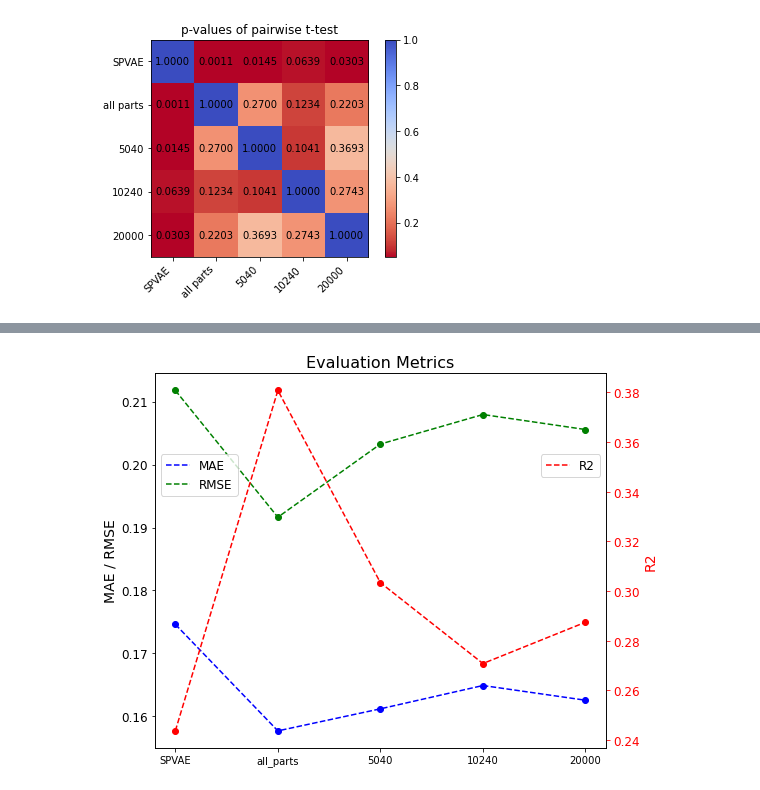
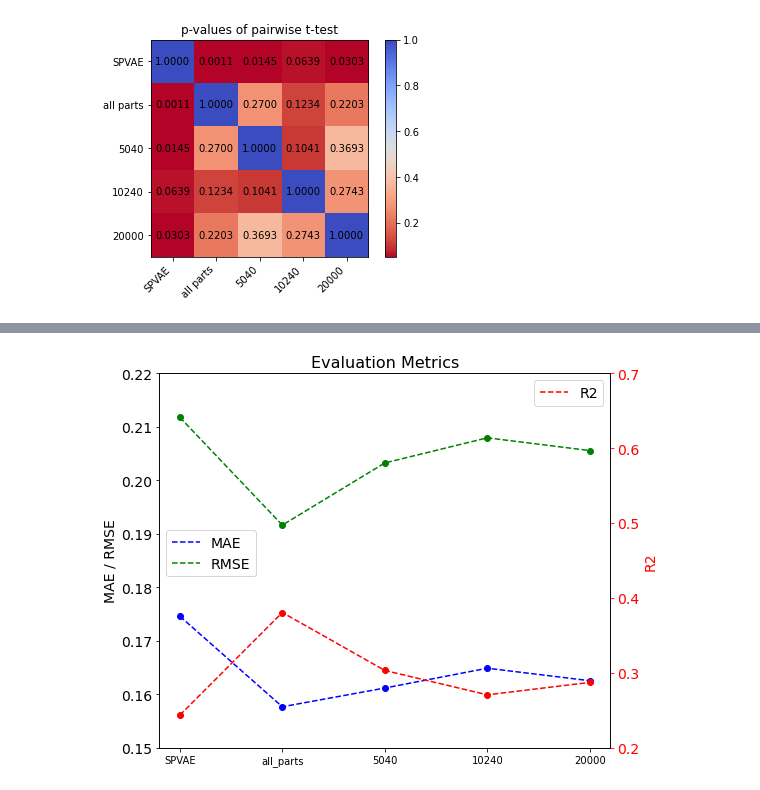
Before and after one commit to Xingang-Li/structure_aware_design_evaluation, a Jupyter notebook: plane/plane_autosklearn_lift.ipynb, the cells around one changed output, grey strips where cells are left out. Cells and saved outputs as stored; diff of their text form; code cells hidden in the pictures.

```diff
--- a/plane/plane_autosklearn_lift.ipynb
+++ b/plane/plane_autosklearn_lift.ipynb
@@ -168,35 +218,37 @@ R2:
 # %%
 # Create figure and axes
 fig, ax1 = plt.subplots(figsize=(8, 6))
 
 
 # Plot MAE and RMSE on left y-axis with dashed lines
 ax1.plot(models, mae_list_test, 'b--', label='MAE')
 ax1.scatter(models, mae_list_test, color='b')
 ax1.plot(models, rmse_list_test, 'g--', label='RMSE')
 ax1.scatter(models, rmse_list_test, color='g')
 ax1.set_ylabel('MAE / RMSE', color='black', fontsize=14)
-ax1.tick_params('y', colors='black', labelsize=12)
+ax1.tick_params('y', colors='black', labelsize=14)
+ax1.set_ylim(0.15, 0.22)
 
 # Create a second y-axis on the right for R2
 ax2 = ax1.twinx()
 ax2.plot(models, r2_test_list, 'r--', label='R2')
 ax2.scatter(models, r2_test_list, color='r')
 ax2.set_ylabel('R2', color='red', fontsize=14)
-ax2.tick_params('y', colors='red', labelsize=12)
+ax2.tick_params('y', colors='red', labelsize=14)
+ax2.set_ylim(0.2, 0.7)  # Set y-axis limit from 0.2 to 0.7
 
 # Position legends outside the plot area
-ax1.legend(loc='upper left', bbox_to_anchor=(0, 0.8), fontsize=12)
-ax2.legend(loc='upper right', bbox_to_anchor=(1, 0.8), fontsize=12)
+ax1.legend(loc='upper left', bbox_to_anchor=(0, 0.6), fontsize=14)
+ax2.legend(loc='upper right', bbox_to_anchor=(1, 1), fontsize=14)
 
 # Set x-axis label and title with increased font size
 plt.xlabel('Models', fontsize=14)
 plt.title('Evaluation Metrics', fontsize=16)
 
 # Adjust spacing to prevent legend overlap
 plt.tight_layout()
 
 # Display the plot
 plt.show()
 # %% [output]
-[figure, old version]
+[figure, new version]
```
Also changed, not shown: parts of 1 cell of this notebook, 6 other files.
